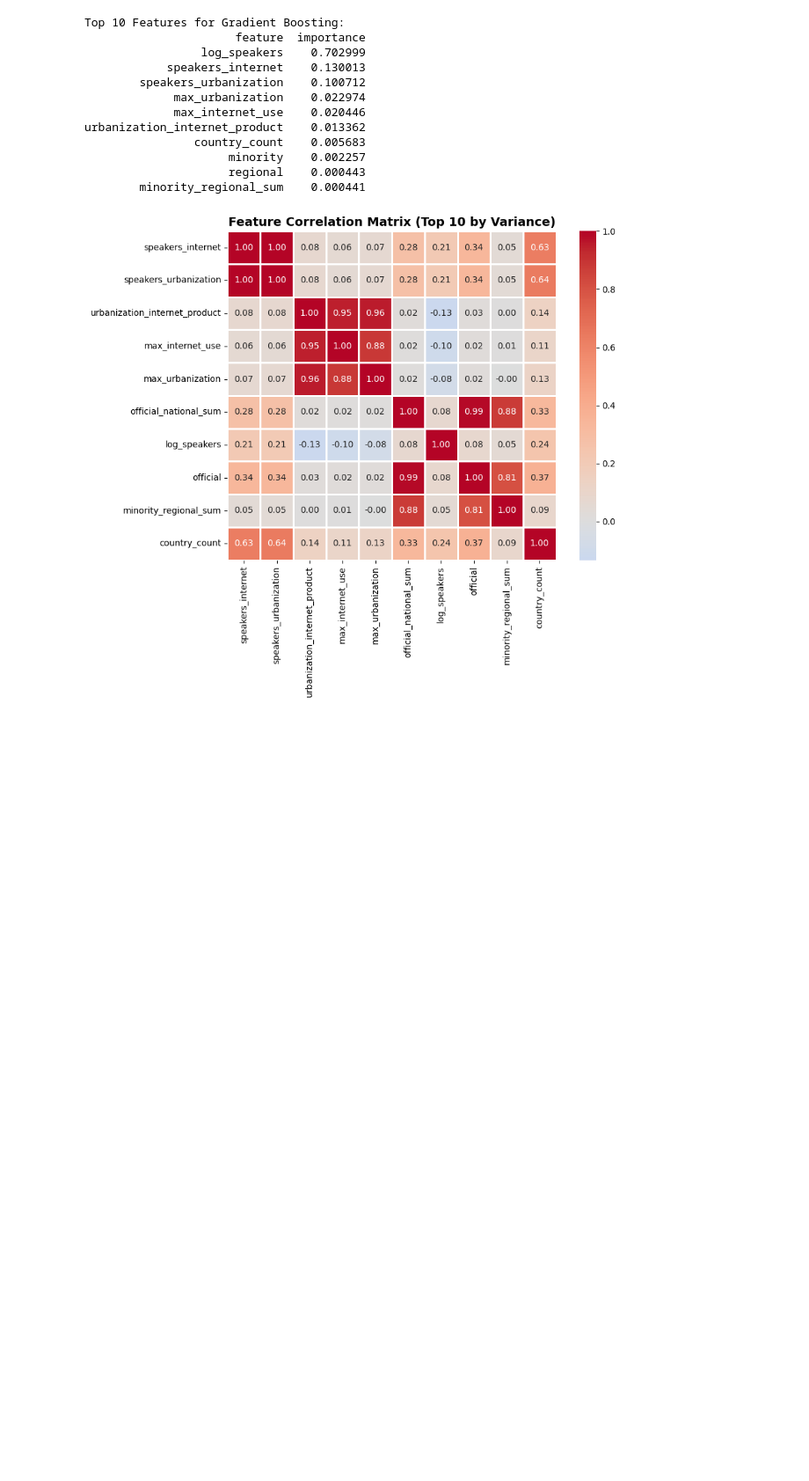
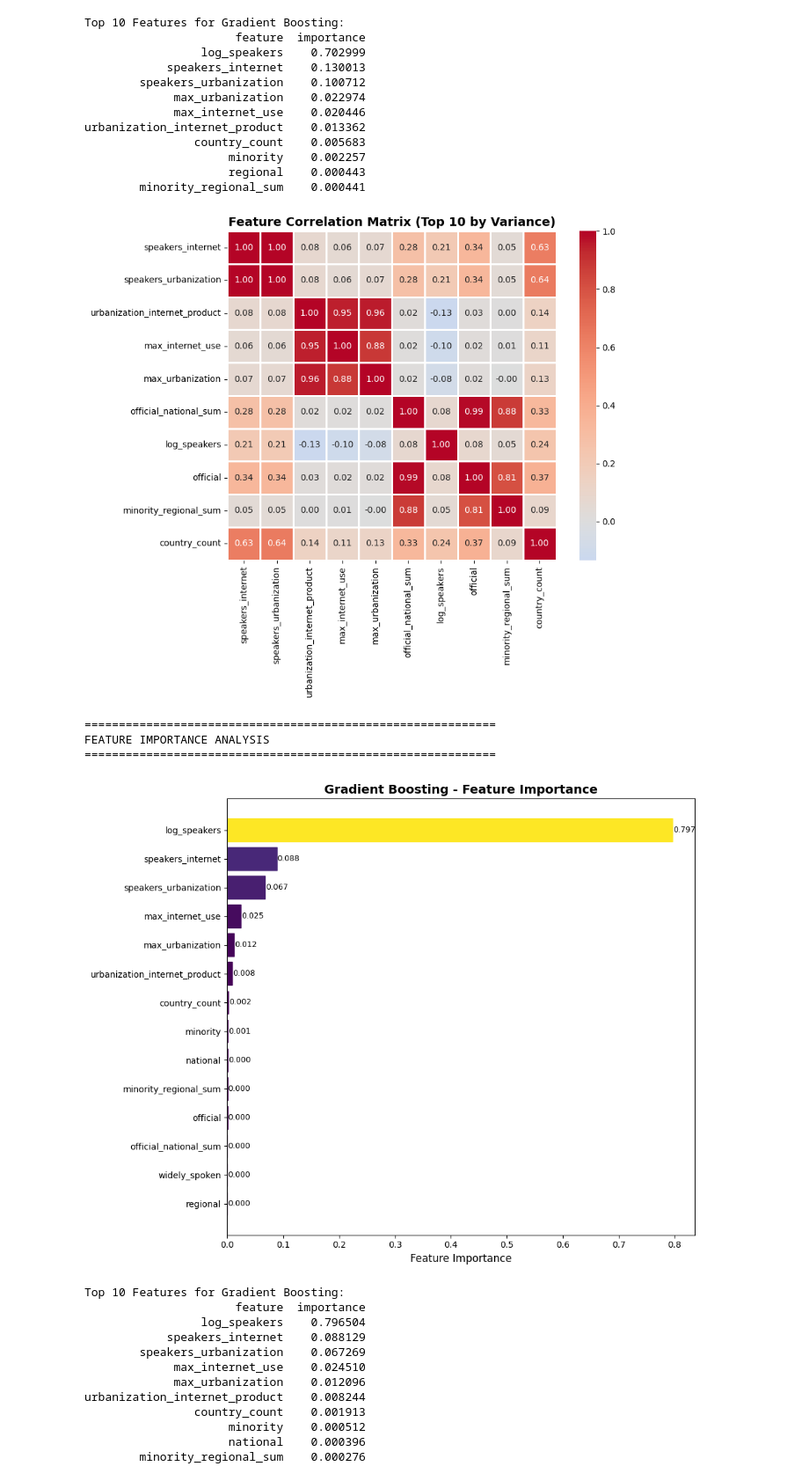
Before and after one commit to helinyilmaz/Language-Endangerment-Prediction, a Jupyter notebook: gradient_boost.ipynb, the cells around one changed output. Shown: that part at 88% size. Saved outputs shown, nothing was run; the diff lists cells and outputs as text; code cells hidden in the pictures; blank space fills up the shorter version.

Commit message:
Cleanup and addition of model with binned levels

```diff
--- a/gradient_boost.ipynb
+++ b/gradient_boost.ipynb
@@ -144,6 +178,7 @@ def train_gradient_boosting_model(df):
 
     return gb_model, scaler, feature_cols, X_train_scaled, X_val_scaled, X_test_scaled, y_train, y_val, y_test, X_train_balanced, y_train_balanced
 # %%
-gb_model, scaler, features, X_train_scaled, X_val_scaled, X_test_scaled, y_train, y_val, y_test, X_train_balanced, y_train_balanced = train_gradient_boosting_model(df)
+# Granular dataset
+gb_model1, scaler1, features1, X_train_scaled1, X_val_scaled1, X_test_scaled1, y_train1, y_val1, y_test1, X_train_balanced1, y_train_balanced1 = train_gradient_boosting_model(df, 'level')
 # %% [output]
 Training Gradient Boosting model...
@@ -163,3 +198,6 @@ Critically Endangered       0.80      0.68      0.73        77
              accuracy                           0.72       574
             macro avg       0.75      0.74      0.75       574
          weighted avg       0.72      0.72      0.72       574
+# %%
+# Grouped dataset
+gb_model2, scaler2, features2, X_train_scaled2, X_val_scaled2, X_test_scaled2, y_train2, y_val2, y_test2, X_train_balanced2, y_train_balanced2 = train_gradient_boosting_model(df_modified, 'level_combined')
@@ -167,6 +236,7 @@ Critically Endangered       0.80      0.68      0.73        77
 def gboost_tuner(param_dict, X_train, y_train, X_val, y_val):
     best_model = None
     best_score = 0
+    best_train = 0
     best_params = {}
 
     for est, depth, lr, ss in itertools.product(
@@ -186,13 +256,21 @@ def gboost_tuner(param_dict, X_train, y_train, X_val, y_val):
         )
 
         model.fit(X_train, y_train)
+
+        # Train accuracy
+        train_preds = model.predict(X_train)
+        train_acc = accuracy_score(y_train, train_preds)
+
+        # Validation accuracy
         val_preds = model.predict(X_val)
         val_acc = accuracy_score(y_val, val_preds)
         val_proba = model.predict_proba(X_val)
         val_loss = log_loss(y_val, val_proba)
-        print(f"Trying: est={est}, depth={depth}, lr={lr}, ss={ss} --> val_acc={val_acc:.4f}, val_loss={val_loss:.4f}")
+        print(f"Trying: est={est}, depth={depth}, lr={lr}, ss={ss} --> val_acc={val_acc:.4f}, val_loss={val_loss:.4f}, train_acc={train_acc:.4f}")
 
+        # Get best model
         if val_acc > best_score:
+            best_train = train_acc
             best_score = val_acc
             best_loss = val_loss
             best_model = model
@@ -203,8 +281,9 @@ def gboost_tuner(param_dict, X_train, y_train, X_val, y_val):
                 'subsample': ss
             }
 
-    print("Best validation accuracy:", best_score)
-    print("Corresponding log loss:", best_loss)
-    print("Best hyperparameters:", best_params)
+    print(f"Train accuracy: {best_train:.4f}")
+    print(f"Validation accuracy: {best_score:.4f}")
+    print(f"Log loss: {best_loss:.4f}")
+    print(f"Best hyperparameters: {best_params}")
     return best_model, best_score, best_loss, best_params
 # %%
@@ -242 +322,10 @@ Corresponding log loss: 0.7841233476015695
 Best hyperparameters: {'n_estimators': 200, 'max_depth': 1, 'learning_rate': 0.1, 'subsample': 0.6}
+# %%
+# Grouped levels
+best_model2, best_score2, best_loss2, best_params2 = gboost_tuner(
+    tuning_dict,
+    X_train_balanced2,
+    y_train_balanced2,
+    X_val_scaled2,
+    y_val2
+)
@@ -397,3 +505,29 @@ urbanization_internet_product    0.013362
                      regional    0.000443
         minority_regional_sum    0.000441
 [figure]
+# %%
+# Grouped levels
+plot_all_feature_importances(best_model2, features2)
+
+# Comparison heatmap:
+create_feature_importance_comparison(best_model2, features2)
+
+# Feature correlation analysis:
+analyze_feature_correlations(df_modified, features2)
+# %% [output]
+============================================================
+FEATURE IMPORTANCE ANALYSIS
+============================================================
+[figure, added]
+Top 10 Features for Gradient Boosting:
+                      feature  importance
+                 log_speakers    0.796504
+            speakers_internet    0.088129
+        speakers_urbanization    0.067269
+             max_internet_use    0.024510
+             max_urbanization    0.012096
+urbanization_internet_product    0.008244
+                country_count    0.001913
+                     minority    0.000512
+                     national    0.000396
+        minority_regional_sum    0.000276
```
Also changed, not shown: parts of 12 cells of this notebook.
